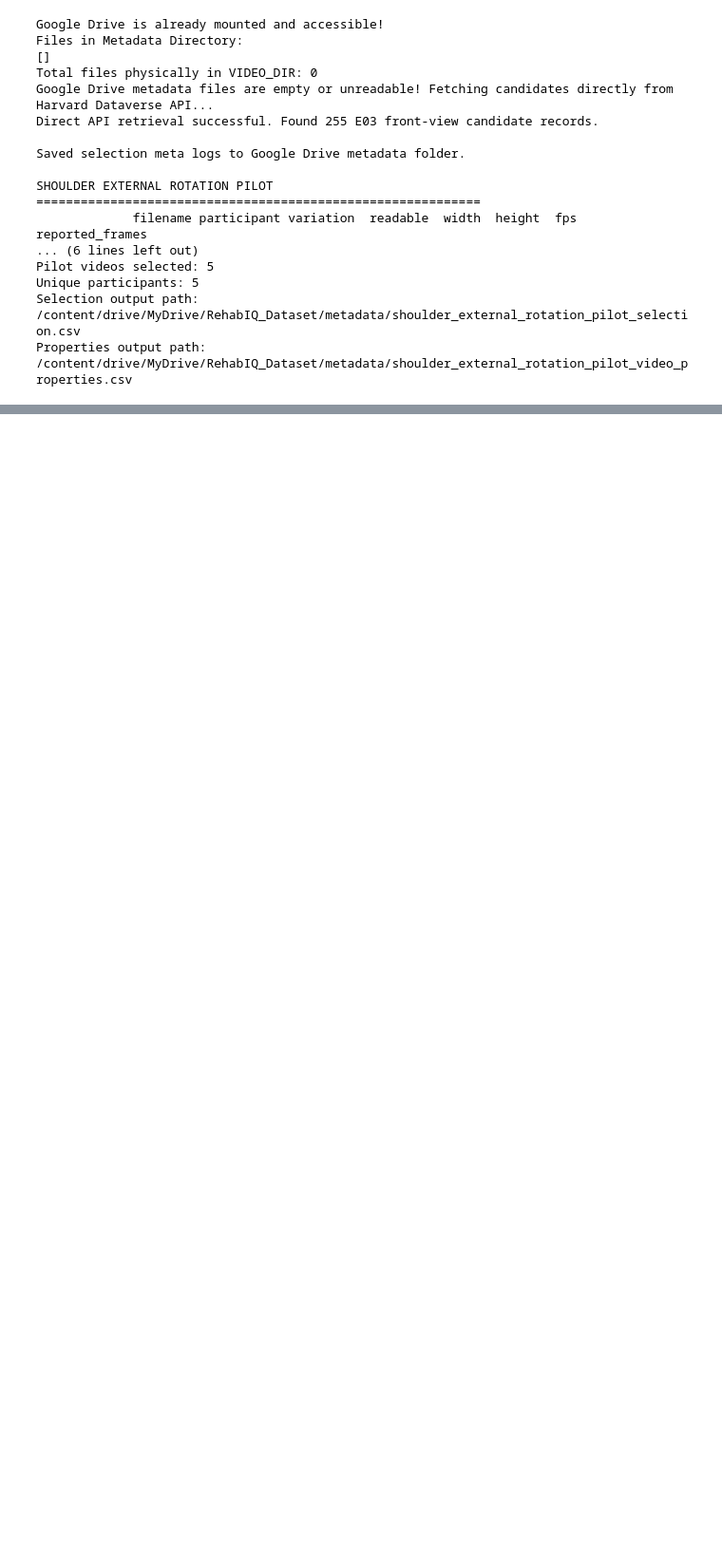
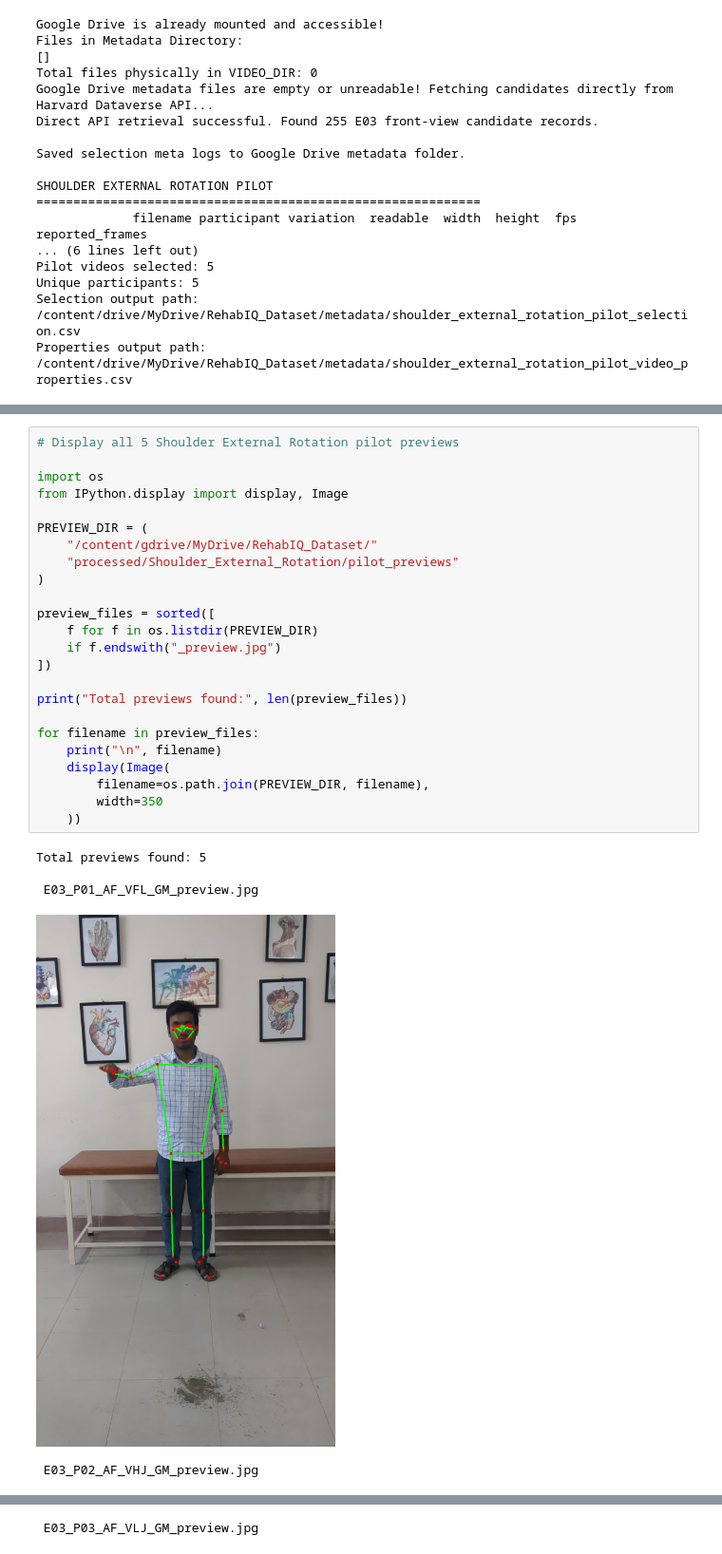
Before and after one commit to Hoor-Fayaz/RehabIQ, a Jupyter notebook: Datasets.ipynb, the cells around one changed output, grey strips where cells are left out. Shown at 95% size. Drawn from its saved outputs; the diff is of its cells as text; blank space fills up the shorter version.

```diff
--- a/Datasets.ipynb
+++ b/Datasets.ipynb
@@ -2093,0 +2872,30 @@ Properties output path: /content/drive/MyDrive/RehabIQ_Dataset/metadata/shoulder
+# %%
+# Display all 5 Shoulder External Rotation pilot previews
+
+import os
+from IPython.display import display, Image
+
+PREVIEW_DIR = (
+    "/content/gdrive/MyDrive/RehabIQ_Dataset/"
+    "processed/Shoulder_External_Rotation/pilot_previews"
+)
+
+preview_files = sorted([
+    f for f in os.listdir(PREVIEW_DIR)
+    if f.endswith("_preview.jpg")
+])
+
+print("Total previews found:", len(preview_files))
+
+for filename in preview_files:
+    print("\n", filename)
+    display(Image(
+        filename=os.path.join(PREVIEW_DIR, filename),
+        width=350
+    ))
+# %% [output]
+Total previews found: 5
+
+ E03_P01_AF_VFL_GM_preview.jpg
+[figure, added]
+ E03_P02_AF_VHJ_GM_preview.jpg
@@ -2093,0 +2903 @@ Properties output path: /content/drive/MyDrive/RehabIQ_Dataset/metadata/shoulder
+ E03_P03_AF_VLJ_GM_preview.jpg
```
Also changed, not shown: parts of 10 cells of this notebook.
